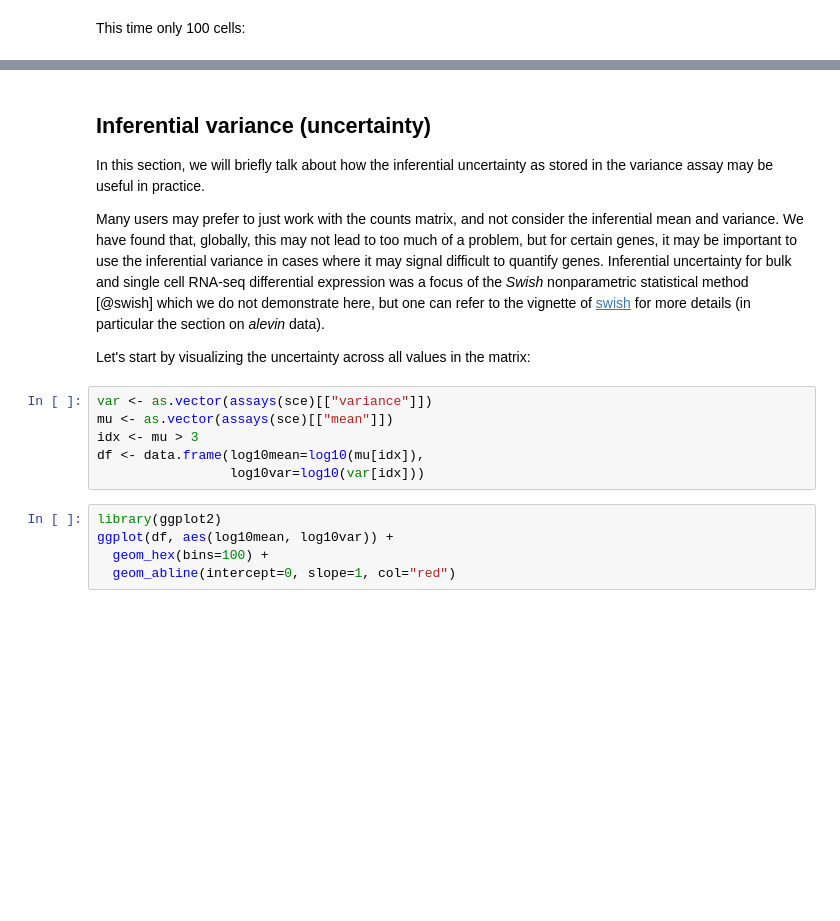
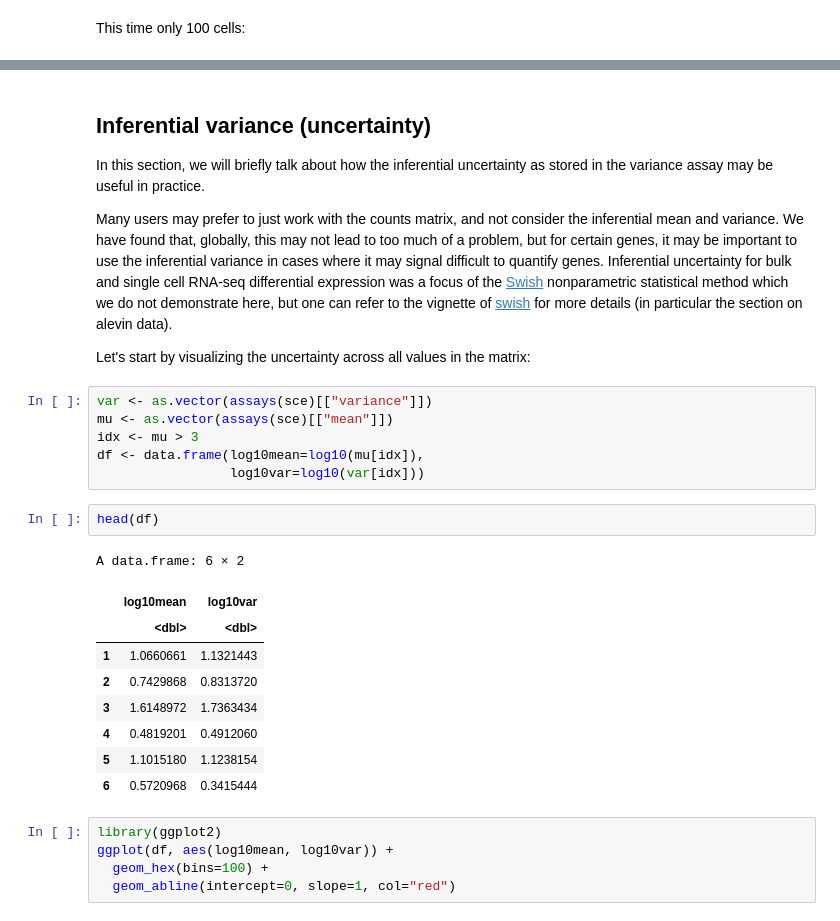
Before and after one commit to fmicompbio/adv_scrnaseq_2020, a Jupyter notebook: scrna-seq-quantification/exercise_2.ipynb, the cells around one changed output, grey strips where cells are left out. Cells and saved outputs as stored; diff of their text form; blank space fills up the shorter version.

```diff
--- a/scrna-seq-quantification/exercise_2.ipynb
+++ b/scrna-seq-quantification/exercise_2.ipynb
@@ -288,10 +321,10 @@ globally, this may not lead to too much of a problem, but for certain
 genes, it may be important to use the inferential variance in cases
 where it may signal difficult to quantify genes. Inferential
 uncertainty for bulk and single cell RNA-seq differential expression
-was a focus of the *Swish* nonparametric statistical method [@swish]
-which we do not demonstrate here, but one can refer to
+was a focus of the [Swish](https://academic.oup.com/nar/article/47/18/e105/5542870)
+nonparametric statistical method which we do not demonstrate here, but one can refer to
 the vignette of [swish](https://bioconductor.org/packages/swish) for
-more details (in particular the section on *alevin* data).
+more details (in particular the section on alevin data).
 
 Let's start by visualizing the uncertainty across all values in the
 matrix:
@@ -301,6 +334,18 @@ mu <- as.vector(assays(sce)[["mean"]])
 idx <- mu > 3
 df <- data.frame(log10mean=log10(mu[idx]),
                  log10var=log10(var[idx]))
+# %%
+head(df)
+# %% [output]
+A data.frame: 6 × 2
+|  | log10mean | log10var |
+|  | <dbl> | <dbl> |
+| 1 | 1.0660661 | 1.1321443 |
+| 2 | 0.7429868 | 0.8313720 |
+| 3 | 1.6148972 | 1.7363434 |
+| 4 | 0.4819201 | 0.4912060 |
+| 5 | 1.1015180 | 1.1238154 |
+| 6 | 0.5720968 | 0.3415444 |
 # %%
 library(ggplot2)
 ggplot(df, aes(log10mean, log10var)) +
```
Also changed, not shown: parts of 26 cells of this notebook.
